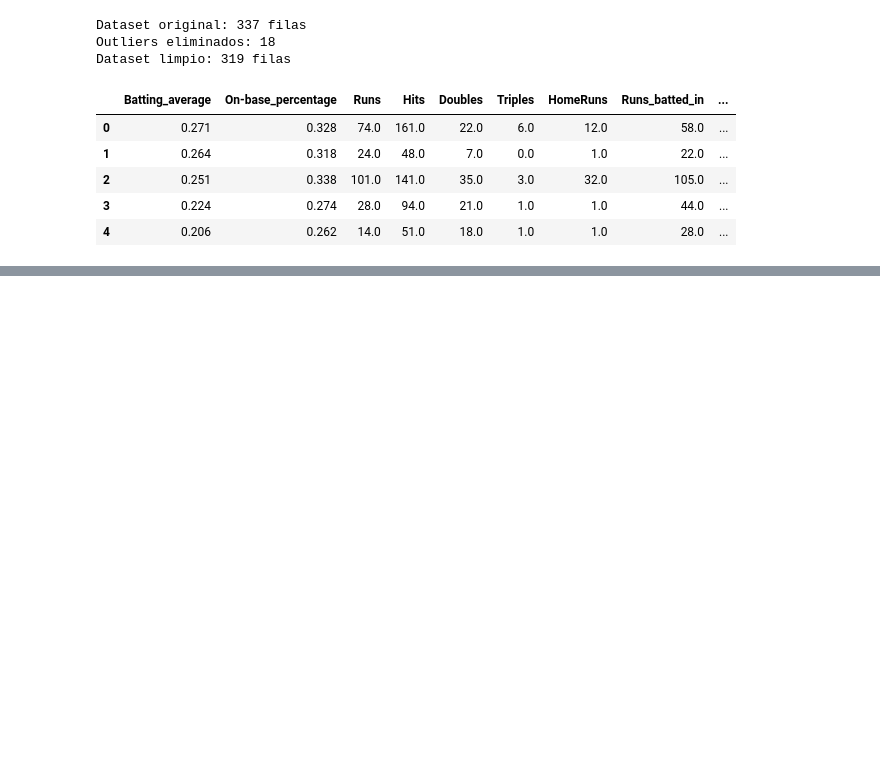
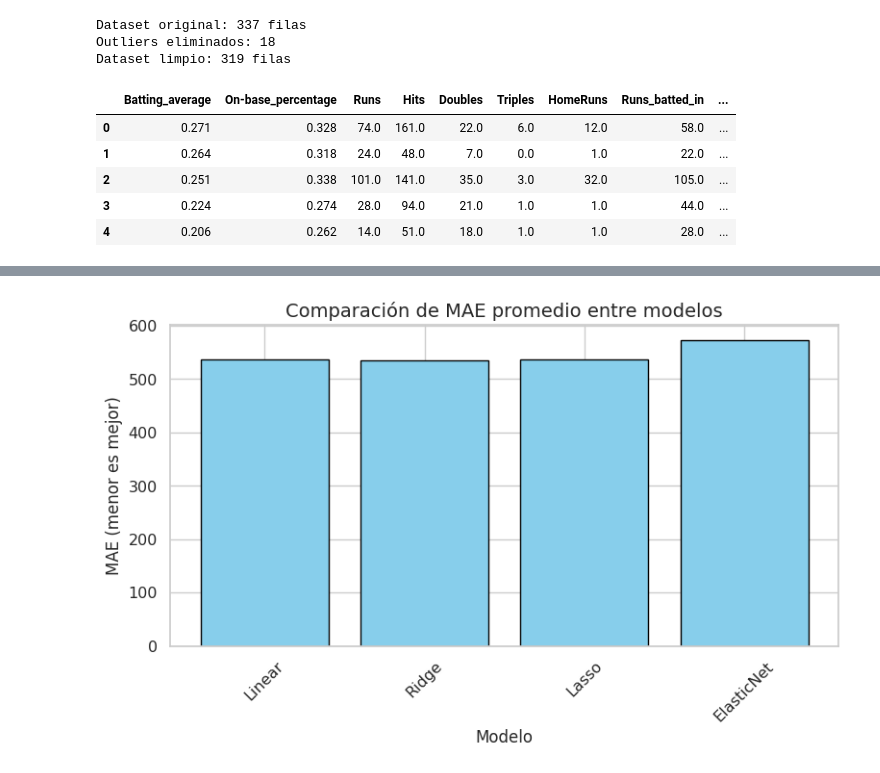
Before and after one commit to Alisser2001/QuantumMachineLearning, a Jupyter notebook: LOFBaseballQML.ipynb, the cells around one changed output, grey strips where cells are left out. Cells and saved outputs as stored; diff of their text form; code cells hidden in the pictures; blank space fills up the shorter version.

```diff
--- a/LOFBaseballQML.ipynb
+++ b/LOFBaseballQML.ipynb
@@ -530,0 +535,85 @@ df_clean.to_csv("baseball_cleanLOF.csv", index=False)
+# %%
+import pandas as pd
+from sklearn.model_selection import train_test_split, cross_val_score, GridSearchCV
+from sklearn.pipeline import Pipeline
+from sklearn.compose import ColumnTransformer
+from sklearn.preprocessing import StandardScaler, OneHotEncoder
+from sklearn.linear_model import LinearRegression, Ridge, Lasso, ElasticNet
+
+
+df = pd.read_csv("baseball_cleanLOF.csv")
+
+
+X = df.drop(columns=["Salary"])
+y = df["Salary"]
+
+features_numericas = X.select_dtypes(include=["int64", "float64"]).columns.tolist()
+features_categoricas = X.select_dtypes(include=["object", "category"]).columns.tolist()
+
+preprocessor = ColumnTransformer(
+    transformers=[
+        ("num", StandardScaler(), features_numericas),
+        ("cat", OneHotEncoder(drop="first"), features_categoricas)
+    ]
+)
+
+models = {
+    "Linear": LinearRegression(),
+    "Ridge": Ridge(),
+    "Lasso": Lasso(),
+    "ElasticNet": ElasticNet()
+}
+
+print("=== Evaluación con Validación Cruzada (MAE) ===")
+for name, model in models.items():
+    pipe = Pipeline(steps=[
+        ("preprocessor", preprocessor),
+        ("regressor", model)
+    ])
+    scores = cross_val_score(pipe, X, y, cv=5, scoring="neg_mean_absolute_error")
+    print(f"{name}: MAE promedio = {-scores.mean():.4f} (+/- {scores.std():.4f})")
+
+param_grids = {
+    "Ridge": {"regressor__alpha": [0.01, 0.1, 1, 10, 100]},
+    "Lasso": {"regressor__alpha": [0.001, 0.01, 0.1, 1, 10]},
+    "ElasticNet": {
+        "regressor__alpha": [0.001, 0.01, 0.1, 1, 10],
+        "regressor__l1_ratio": [0.2, 0.5, 0.8]
+    }
+}
+
+print("\n=== Ajuste de Hiperparámetros ===")
+best_models = {}
+
+for name, grid in param_grids.items():
+    pipe = Pipeline(steps=[
+        ("preprocessor", preprocessor),
+        ("regressor", models[name])
+    ])
+    search = GridSearchCV(pipe, grid, cv=5, scoring="neg_mean_absolute_error")
+    search.fit(X, y)
+    print(f"{name} -> Mejor MAE: {-search.best_score_:.4f} | Parámetros: {search.best_params_}")
+    best_models[name] = search.best_estimator_
+
+best_model_name = min(best_models, key=lambda k: -best_models[k].score(X, y))
+print(f"\n✅ Mejor modelo final según MAE: {best_model_name}")
+
+mae_scores = {}
+for name, model in models.items():
+    pipe = Pipeline(steps=[
+        ("preprocessor", preprocessor),
+        ("regressor", model)
+    ])
+    scores = cross_val_score(pipe, X, y, cv=5, scoring="neg_mean_absolute_error")
+    mae_scores[name] = -scores.mean()
+
+df_scores = pd.DataFrame(list(mae_scores.items()), columns=["Modelo", "MAE"])
+plt.figure(figsize=(8, 5))
+plt.bar(df_scores["Modelo"], df_scores["MAE"], color="skyblue", edgecolor="black")
+plt.title("Comparación de MAE promedio entre modelos", fontsize=14)
+plt.ylabel("MAE (menor es mejor)", fontsize=12)
+plt.xlabel("Modelo", fontsize=12)
+plt.xticks(rotation=45)
+plt.tight_layout()
+plt.show()
+# %% [output]
@@ -530,0 +632 @@ df_clean.to_csv("baseball_cleanLOF.csv", index=False)
+[figure, added]
```
Also changed, not shown: parts of 12 cells of this notebook.
